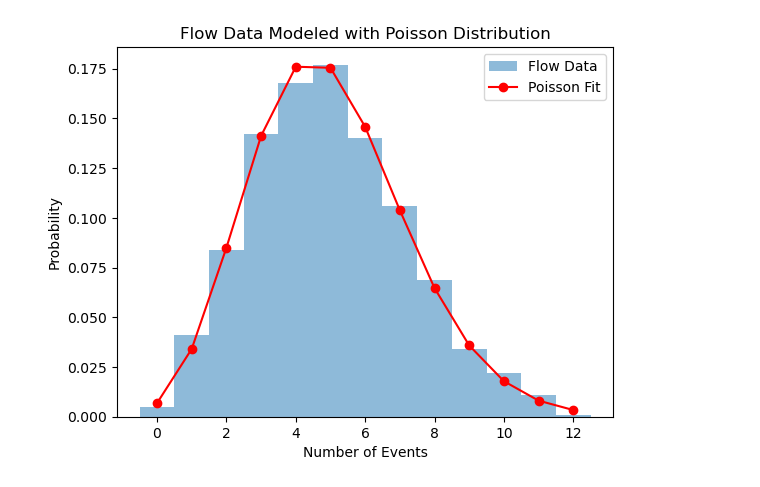
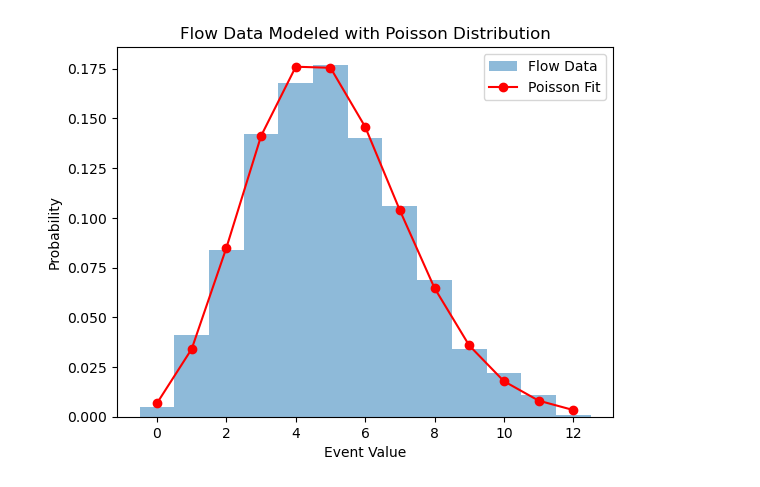
Before and after one commit to fraserclaire/flow-cytometry, a Jupyter notebook: poisson-test.ipynb, the cells around one changed output. Saved outputs shown, nothing was run; the diff lists cells and outputs as text; code cells hidden in the pictures.

```diff
--- a/poisson-test.ipynb
+++ b/poisson-test.ipynb
@@ -6,27 +33,19 @@ from scipy.stats import poisson
 # %%
-# Generate synthetic flow data with a Poisson distribution
-np.random.seed(42)
-average_rate = 5  # Adjust this based on your specific scenario
-num_samples = 1000
-
-# Generate random flow data
-flow_data = np.random.poisson(average_rate, num_samples)
-
 # Fit a Poisson distribution to the data
 mu_hat = np.mean(flow_data)
 poisson_fit = poisson(mu_hat)
 
 # Plot the histogram of the flow data
 plt.hist(flow_data, bins=np.arange(0, max(flow_data) + 1.5) - 0.5, density=True, alpha=0.5, label='Flow Data')
 
 # Plot the PMF (Probability Mass Function) of the Poisson distribution
 x_values = np.arange(0, max(flow_data) + 1)
 plt.plot(x_values, poisson_fit.pmf(x_values), 'ro-', label='Poisson Fit')
 
-plt.xlabel('Number of Events')
+plt.xlabel('Event Value')
 plt.ylabel('Probability')
 plt.title('Flow Data Modeled with Poisson Distribution')
 plt.legend()
 plt.show()
 # %% [output]
-[figure, old version]
+[figure, new version]
```
Also changed, not shown: parts of 3 cells of this notebook, 30 other files.
